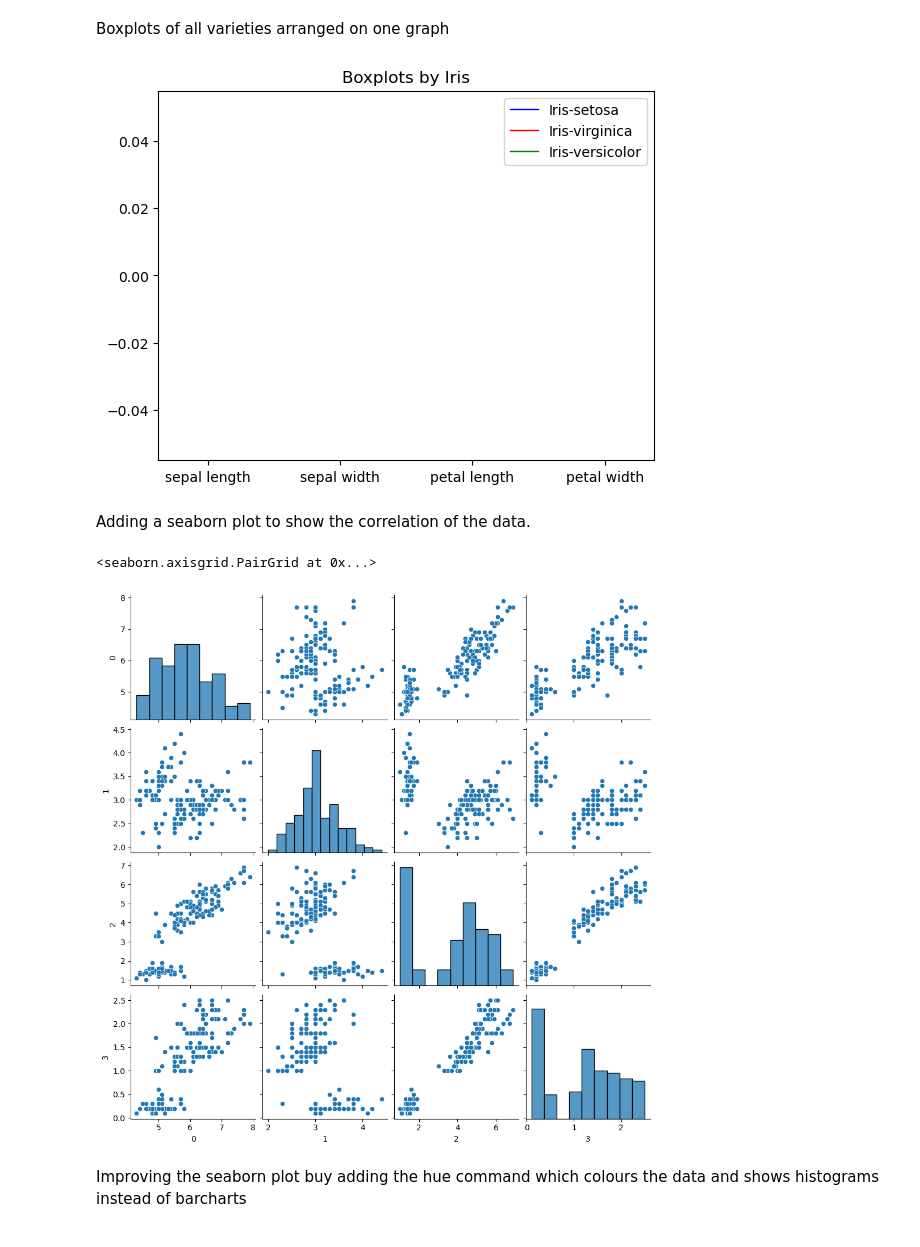
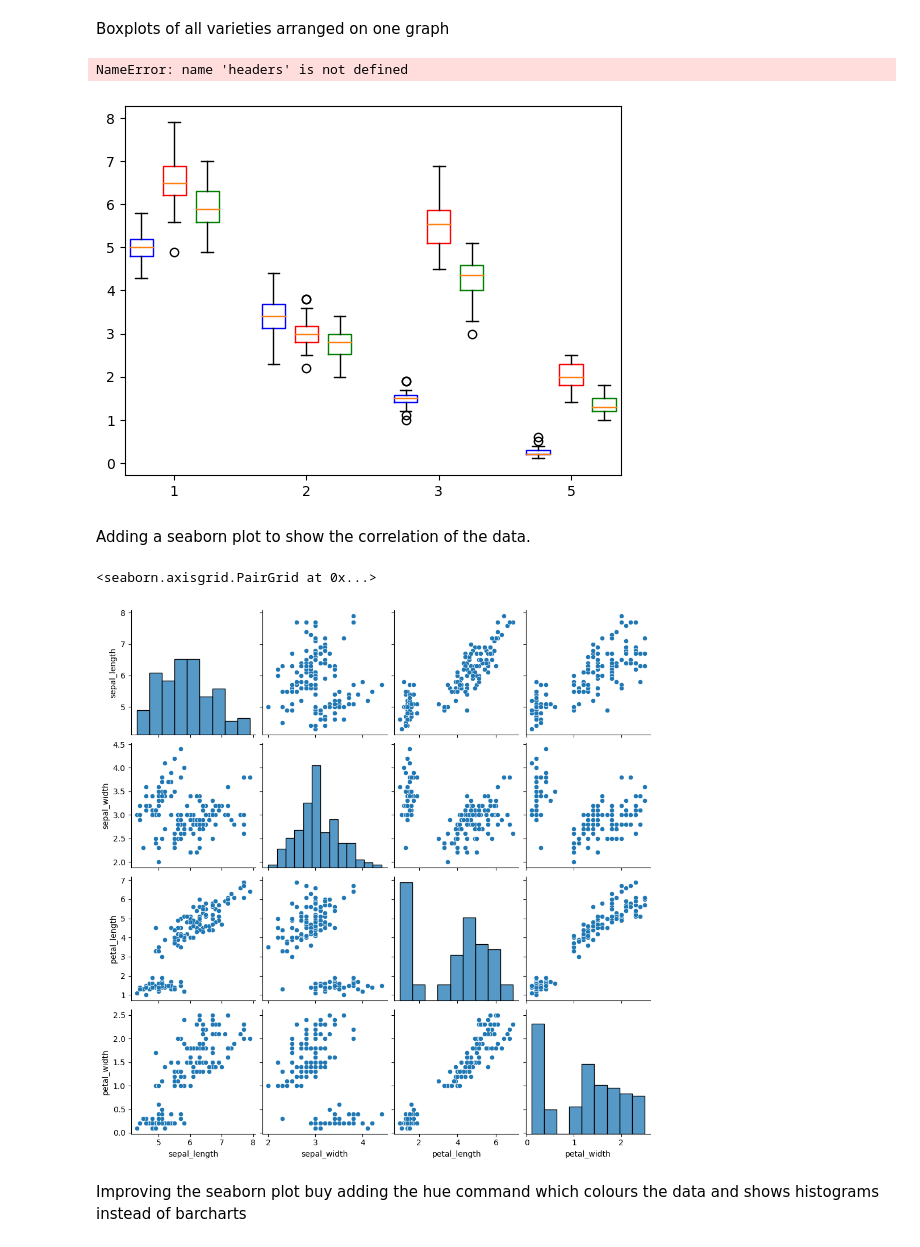
Before and after one commit to kevinsenan/4359-Fundamentals-of-Data-Analysis, a Jupyter notebook: Project.ipynb, the cells around one changed output. Drawn from its saved outputs; the diff is of its cells as text; code cells hidden in the pictures.

```diff
--- a/Project.ipynb
+++ b/Project.ipynb
@@ -25,11 +40,11 @@ df = pd.read_csv("https://raw.githubusercontent.com/illinois-cse/data-fa14/gh-pa
 As the dataset had no column headers, I have to insert them into the dataset.
 I am using 0 to 3 for the numerical columns to make it easier for me later in the program.
 # %%
-df.set_axis([0, 1, 2, 3, "Iris"], axis=1,inplace=True)
+#df.set_axis([0, 1, 2, 3, "Iris"], axis=1,inplace=True)
 # %% [markdown]
 Saving the list of correct column names in a list called headers.
 # %%
-headers = ["sepal length", "sepal width", "petal length", "petal width"]
+#headers = ["sepal length", "sepal width", "petal length", "petal width"]
 # %% [markdown]
 Plot the histograms of each data set and save them as files
 # %%
@@ -57,9 +72,9 @@ plt.show()
 # %% [markdown]
 In the next section, I am creating scatterplots of the data to show the correlation of the plots. The first set is of the Sepal Length and Sepal Width across the varieties
 # %%
-colour = {'Iris-setosa':'red', 'Iris-virginica':'green', 'Iris-versicolor':'blue'}
-plt.scatter(df[0], df[1], c=df['Iris'].map(colour))
-plt.xlabel(headers[0])
-plt.ylabel(headers[1])
+colour = {'setosa':'red', 'virginica':'green', 'versicolor':'blue'}
+plt.scatter(df["sepal_length"], df["sepal_width"], c=df["species"].map(colour))
+plt.xlabel("sepal length")
+plt.ylabel("sepal width")
 # %% [output]
 Text(0, 0.5, 'sepal width')
@@ -126,31 +141,32 @@ Boxplots of all varieties arranged on one graph
 # %%
 fig, ax = plt.subplots()
 def colour(plot):
     plt.setp(plot['boxes'][0], color='blue')
     plt.setp(plot['boxes'][1], color='red')
     plt.setp(plot['boxes'][2], color='green')
 
-Sepal_Length = [df[0][df.Iris == 'Iris-setosa'], df[0][df.Iris == 'Iris-virginica'], df[0][df.Iris == 'Iris-versicolor']]
-Sepal_Width = [df[1][df.Iris == 'Iris-setosa'], df[1][df.Iris == 'Iris-virginica'], df[1][df.Iris == 'Iris-versicolor']]
-Petal_Length = [df[2][df.Iris == 'Iris-setosa'], df[2][df.Iris == 'Iris-virginica'], df[2][df.Iris == 'Iris-versicolor']]
-Petal_Width = [df[3][df.Iris == 'Iris-setosa'], df[3][df.Iris == 'Iris-virginica'], df[3][df.Iris == 'Iris-versicolor']]
+Sepal_Width = [df["sepal_width"][df.species == 'setosa'], df["sepal_width"][df.species == 'virginica'], df["sepal_width"][df.species == 'versicolor']]
+Sepal_Length = [df["sepal_length"][df.species == 'setosa'], df["sepal_length"][df.species == 'virginica'], df["sepal_length"][df.species == 'versicolor']]
+Petal_Width = [df["petal_width"][df.species == 'setosa'], df["petal_width"][df.species == 'virginica'], df["petal_width"][df.species == 'versicolor']]
+Petal_Length = [df["petal_length"][df.species == 'setosa'], df["petal_length"][df.species == 'virginica'], df["petal_length"][df.species == 'versicolor']]
 
 plot = plt.boxplot(Sepal_Length, positions = [1, 2, 3], widths = 0.7)
 colour(plot)
 plot = plt.boxplot(Sepal_Width, positions = [5, 6, 7], widths = 0.7)
 colour(plot)
 plot = plt.boxplot(Petal_Length, positions = [9, 10, 11], widths = 0.7)
 colour(plot)
 plot = plt.boxplot(Petal_Width, positions = [13, 14, 15], widths = 0.7)
 colour(plot)
 
 ax.set_xticks([2, 6, 10, 14])
 ax.set_xticklabels(headers)
-ax.set_title('Boxplots by Iris')
+ax.set_title('Boxplots by Species')
 ax.legend([plot["boxes"][0], plot["boxes"][1],plot["boxes"][2]], ['Iris-setosa', 'Iris-virginica', 'Iris-versicolor'], loc='upper right')
 plt.show()
 # %% [output]
+NameError: name 'headers' is not defined
-[figure, old version]
+[figure, new version]
 # %% [markdown]
 Adding a seaborn plot to show the correlation of the data.
 # %%
@@ -158,7 +174,7 @@ import seaborn as sns
 sns.pairplot(df)
 # %% [output]
 <seaborn.axisgrid.PairGrid at 0x...>
-[figure, old version]
+[figure, new version]
 # %% [markdown]
 Improving the seaborn plot buy adding the hue command which colours the data and shows histograms instead of barcharts
 # %%
```
Also changed, not shown: parts of 8 cells of this notebook, 2 other files.
